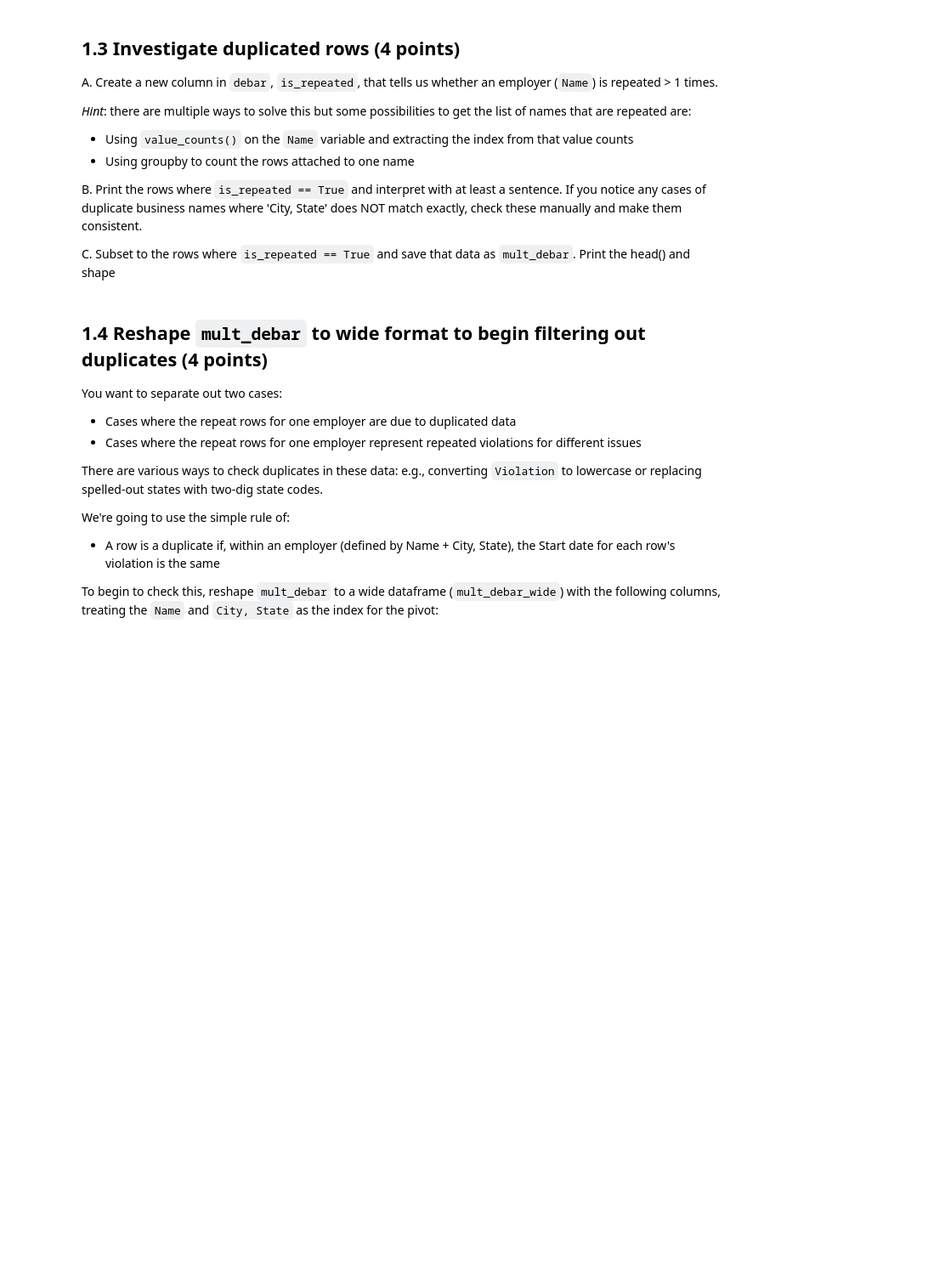
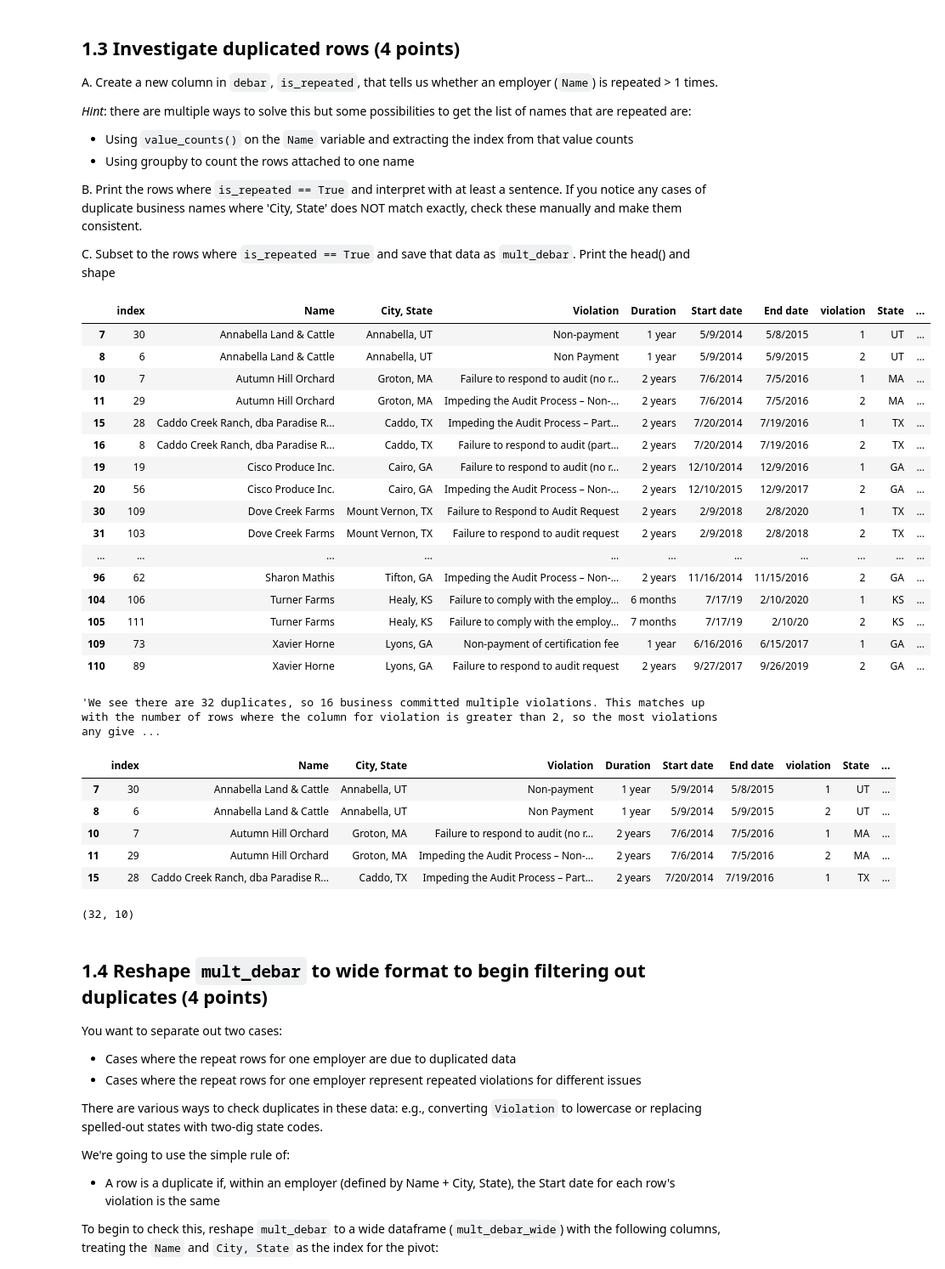
Before and after one commit to alexcraig043/qss-20, a Jupyter notebook: problemsets/pset3/pset3_blank.ipynb, the cells around one changed output. Shown at 85% size. Saved outputs shown, nothing was run; the diff lists cells and outputs as text; code cells hidden in the pictures; blank space fills up the shorter version.

```diff
--- a/problemsets/pset3/pset3_blank.ipynb
+++ b/problemsets/pset3/pset3_blank.ipynb
@@ -65,0 +93,22 @@ To make it possible to reshape data, make an indicator for the violation number
+# %%
+## your code here
+
+# sort dataset alphabetically by name col
+debar_sorted = debar.sort_values("Name",ascending=True).reset_index()
+
+# initialize violation column
+debar_sorted['violation'] = 1
+
+
+### I don't think this works if there are more than 2 violations
+# for i in range(len(debar_sorted)):
+#     if i > 0 and debar_sorted.loc[i, "Name"] == debar_sorted.loc[i-1, "Name"]:
+#         debar_sorted.loc[i, "violation"] = 2
+
+
+for i in range(len(debar_sorted)):
+    if i > 0 and debar_sorted.loc[i, "Name"] == debar_sorted.loc[i-1, "Name"]:
+        debar_sorted.loc[i, "violation"] = debar_sorted.loc[i-1, "violation"] + 1
+
+debar_sorted[debar_sorted["violation"] > 1]
+debar_sorted[debar_sorted["violation"] > 1].shape
@@ -102,3 +323,50 @@ C. Subset to the rows where `is_repeated == True` and save that data as `mult_de
+# %%
+## your code here
+
+#A.
+# get all Names that appeared more than once into a list-set
+debar_sorted['is_repeated'] = debar_sorted['Name'].duplicated(keep=False)
+
+#B.
+debar_sorted[debar_sorted['is_repeated'] == True]
+"We see there are 32 duplicates, so 16 business committed multiple violations. This matches up with the number of rows where the column for violation is greater than 2, so the most violations any given business committed is 2."
+# manual change duplicates
+### This says 'Brownsville, TX', but a google search of "Loewen Harvesting, Texas" business shows it's registered in Brownfield, TX
+debar_sorted.loc[61, 'City, State'] = 'Brownfield, TX'
+### This says AK, but a google search of "Maple Ridge Custom Services, Altheimer" business shows it's in AR
+debar_sorted.loc[67, 'City, State'] = 'Altheimer, AR'
+
+#C.
+# create mult_debar
+mult_debar = debar_sorted[debar_sorted['is_repeated'] == True].copy()
+mult_debar.head()
+mult_debar.shape
+# %% [output]
+|  | index | Name | City, State | Violation | Duration | Start date | End date | violation | State | ... |
+| 7 | 30 | Annabella Land & Cattle | Annabella, UT | Non-payment | 1 year | 5/9/2014 | 5/8/2015 | 1 | UT | ... |
+| 8 | 6 | Annabella Land & Cattle | Annabella, UT | Non Payment | 1 year | 5/9/2014 | 5/9/2015 | 2 | UT | ... |
+| 10 | 7 | Autumn Hill Orchard | Groton, MA | Failure to respond to audit (no r... | 2 years | 7/6/2014 | 7/5/2016 | 1 | MA | ... |
+| 11 | 29 | Autumn Hill Orchard | Groton, MA | Impeding the Audit Process – Non-... | 2 years | 7/6/2014 | 7/5/2016 | 2 | MA | ... |
+| 15 | 28 | Caddo Creek Ranch, dba Paradise R... | Caddo, TX | Impeding the Audit Process – Part... | 2 years | 7/20/2014 | 7/19/2016 | 1 | TX | ... |
+| 16 | 8 | Caddo Creek Ranch, dba Paradise R... | Caddo, TX | Failure to respond to audit (part... | 2 years | 7/20/2014 | 7/19/2016 | 2 | TX | ... |
+| 19 | 19 | Cisco Produce Inc. | Cairo, GA | Failure to respond to audit (no r... | 2 years | 12/10/2014 | 12/9/2016 | 1 | GA | ... |
+| 20 | 56 | Cisco Produce Inc. | Cairo, GA | Impeding the Audit Process – Non-... | 2 years | 12/10/2015 | 12/9/2017 | 2 | GA | ... |
+| 30 | 109 | Dove Creek Farms | Mount Vernon, TX | Failure to Respond to Audit Request | 2 years | 2/9/2018 | 2/8/2020 | 1 | TX | ... |
+| 31 | 103 | Dove Creek Farms | Mount Vernon, TX | Failure to respond to audit request | 2 years | 2/9/2018 | 2/8/2018 | 2 | TX | ... |
+| ... | ... | ... | ... | ... | ... | ... | ... | ... | ... | ... |
+| 96 | 62 | Sharon Mathis | Tifton, GA | Impeding the Audit Process – Non-... | 2 years | 11/16/2014 | 11/15/2016 | 2 | GA | ... |
+| 104 | 106 | Turner Farms | Healy, KS | Failure to comply with the employ... | 6 months | 7/17/19 | 2/10/2020 | 1 | KS | ... |
+| 105 | 111 | Turner Farms | Healy, KS | Failure to comply with the employ... | 7 months | 7/17/19 | 2/10/20 | 2 | KS | ... |
+| 109 | 73 | Xavier Horne | Lyons, GA | Non-payment of certification fee | 1 year | 6/16/2016 | 6/15/2017 | 1 | GA | ... |
+| 110 | 89 | Xavier Horne | Lyons, GA | Failure to respond to audit request | 2 years | 9/27/2017 | 9/26/2019 | 2 | GA | ... |
+'We see there are 32 duplicates, so 16 business committed multiple violations. This matches up with the number of rows where the column for violation is greater than 2, so the most violations any give ...
+|  | index | Name | City, State | Violation | Duration | Start date | End date | violation | State | ... |
+| 7 | 30 | Annabella Land & Cattle | Annabella, UT | Non-payment | 1 year | 5/9/2014 | 5/8/2015 | 1 | UT | ... |
+| 8 | 6 | Annabella Land & Cattle | Annabella, UT | Non Payment | 1 year | 5/9/2014 | 5/9/2015 | 2 | UT | ... |
+| 10 | 7 | Autumn Hill Orchard | Groton, MA | Failure to respond to audit (no r... | 2 years | 7/6/2014 | 7/5/2016 | 1 | MA | ... |
+| 11 | 29 | Autumn Hill Orchard | Groton, MA | Impeding the Audit Process – Non-... | 2 years | 7/6/2014 | 7/5/2016 | 2 | MA | ... |
+| 15 | 28 | Caddo Creek Ranch, dba Paradise R... | Caddo, TX | Impeding the Audit Process – Part... | 2 years | 7/20/2014 | 7/19/2016 | 1 | TX | ... |
+(32, 10)
 # %% [markdown]
 ## 1.4 Reshape `mult_debar` to wide format to begin filtering out duplicates (4 points)
 
```
Also changed, not shown: parts of 27 cells of this notebook.
